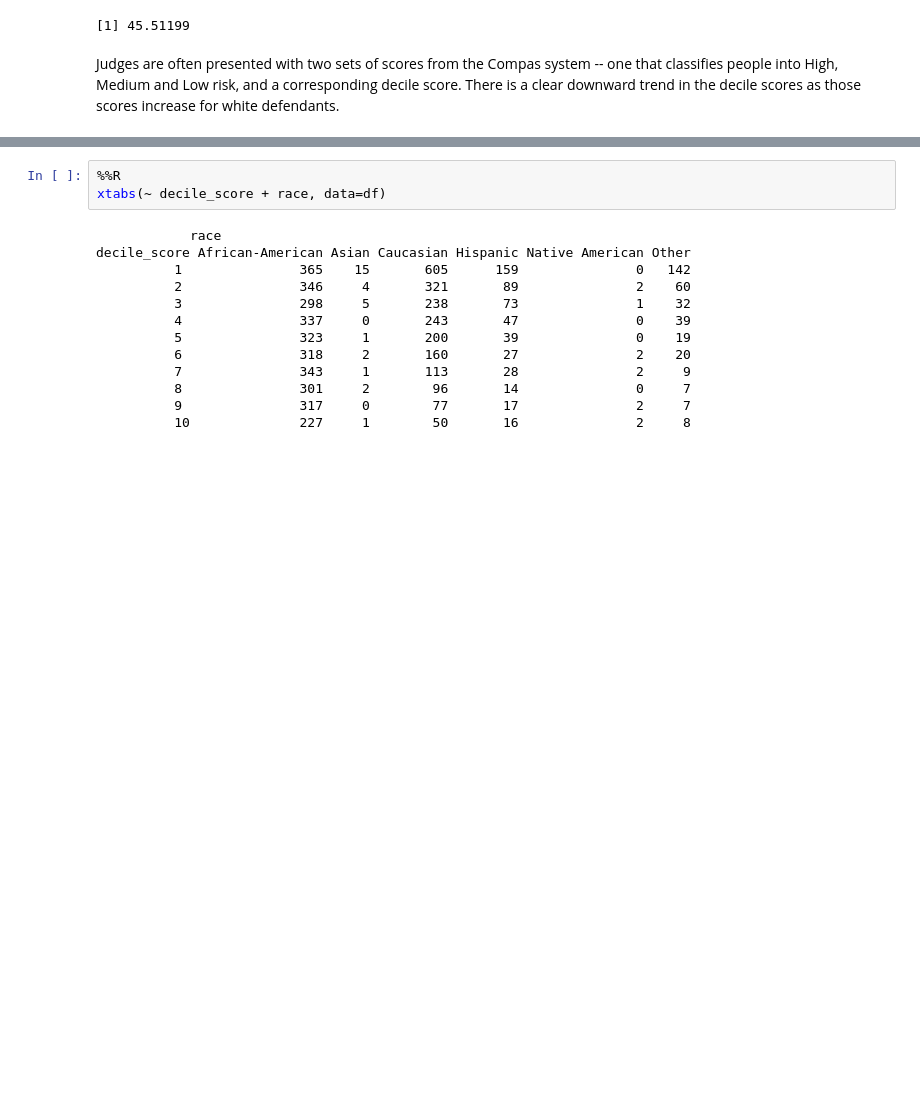
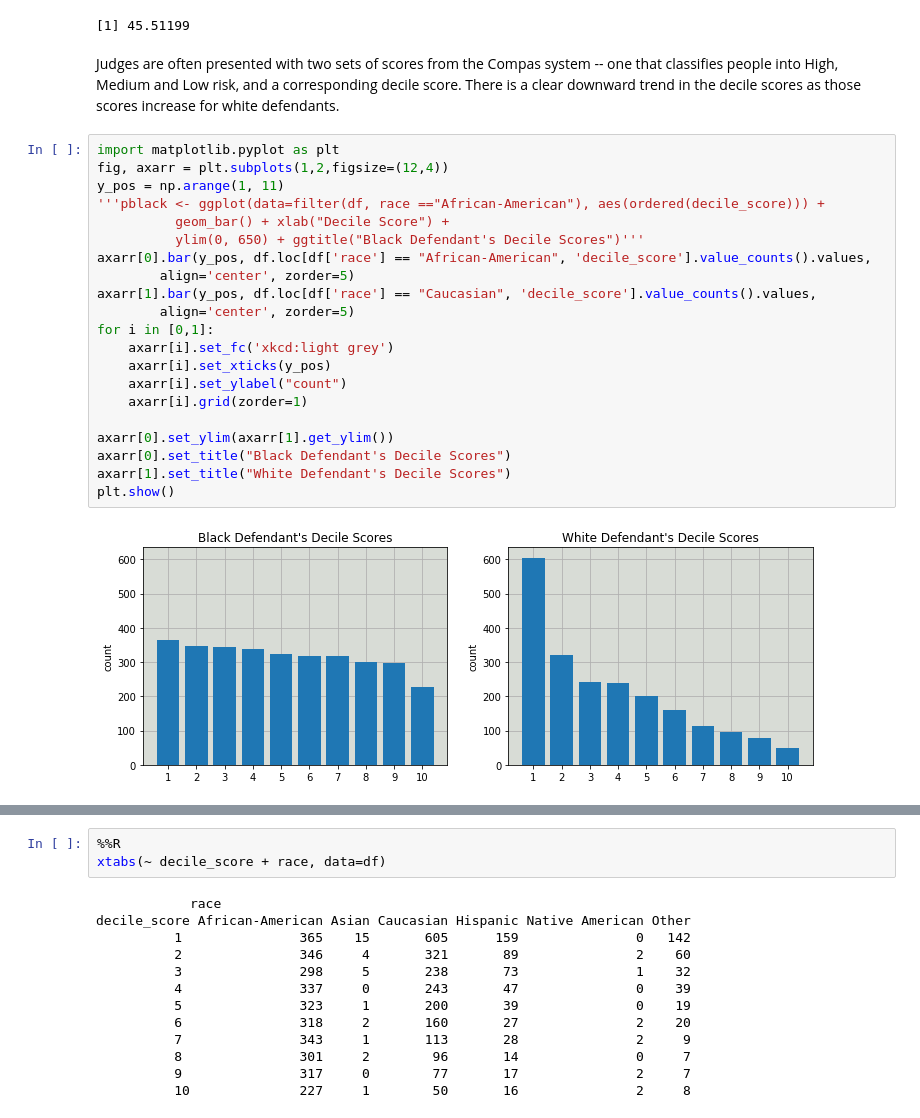
Before and after one commit to changxu33/compas-analysis, a Jupyter notebook: Compas Analysis.ipynb, the cells around one changed output, grey strips where cells are left out. Cells and saved outputs as stored; diff of their text form; blank space fills up the shorter version.

Commit message:
Distributions of decile scores by race plots done.

```diff
--- a/Compas Analysis.ipynb
+++ b/Compas Analysis.ipynb
@@ -150,4 +150,27 @@ df.query('two_year_recid == 1').shape[0] / df.shape[0] * 100
 [1] 45.51199
 # %% [markdown]
 Judges are often presented with two sets of scores from the Compas system -- one that classifies people into High, Medium and Low risk, and a corresponding decile score. There is a clear downward trend in the decile scores as those scores increase for white defendants.
+# %%
+import matplotlib.pyplot as plt
+fig, axarr = plt.subplots(1,2,figsize=(12,4))
+y_pos = np.arange(1, 11)
+'''pblack <- ggplot(data=filter(df, race =="African-American"), aes(ordered(decile_score))) +
+          geom_bar() + xlab("Decile Score") +
+          ylim(0, 650) + ggtitle("Black Defendant's Decile Scores")'''
+axarr[0].bar(y_pos, df.loc[df['race'] == "African-American", 'decile_score'].value_counts().values,
+        align='center', zorder=5)
+axarr[1].bar(y_pos, df.loc[df['race'] == "Caucasian", 'decile_score'].value_counts().values,
+        align='center', zorder=5)
+for i in [0,1]:
+    axarr[i].set_fc('xkcd:light grey')
+    axarr[i].set_xticks(y_pos)
+    axarr[i].set_ylabel("count")
+    axarr[i].grid(zorder=1)
+
+axarr[0].set_ylim(axarr[1].get_ylim())
+axarr[0].set_title("Black Defendant's Decile Scores")
+axarr[1].set_title("White Defendant's Decile Scores")
+plt.show()
+# %% [output]
+[figure, added]
 # %%
```
Also changed, not shown: parts of 1 cell of this notebook.
